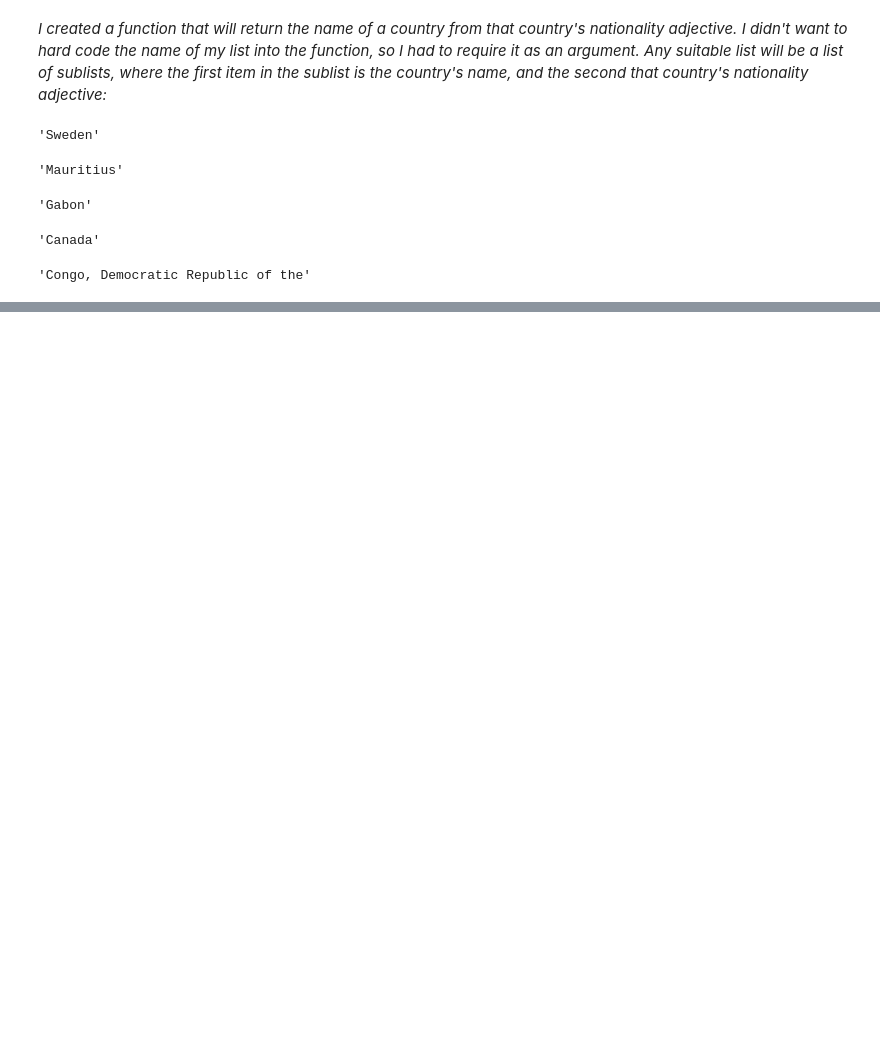
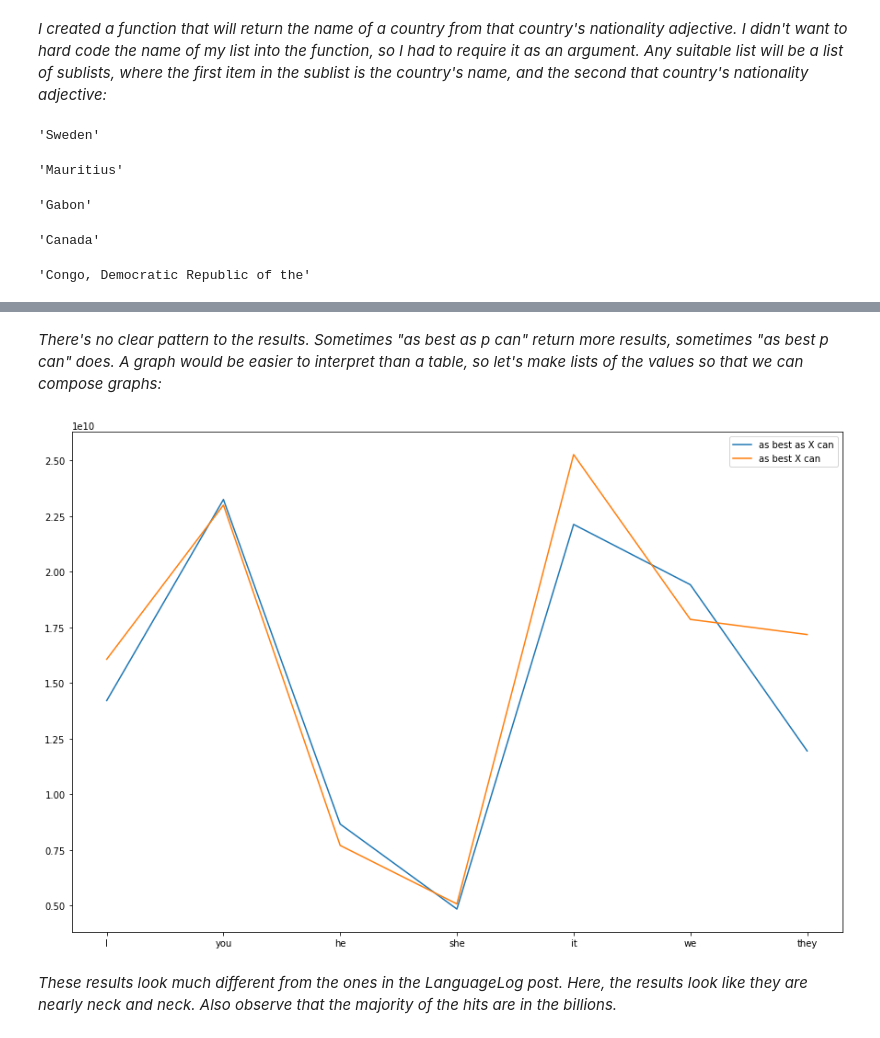
Before and after one commit to STRZGR/Natural-Language-Processing-with-Python-Analyzing-Text-with-the-Natural-Language-Toolkit, a Jupyter notebook: Chapter 03/NLTK Chapter 3 - Exercises.ipynb, the cells around one changed output, grey strips where cells are left out. Cells and saved outputs as stored; diff of their text form; code cells hidden in the pictures; blank space fills up the shorter version.

```diff
--- a/Chapter 03/NLTK Chapter 3 - Exercises.ipynb
+++ b/Chapter 03/NLTK Chapter 3 - Exercises.ipynb
@@ -1667,0 +1724,14 @@ return_country_name("Congolese", nats_edited)
+# %%
+ps = ["I", "you", "he", "she", "it", "we", "they"]
+
+phrases = ["as best as X can", "as best X can"]
+# %%
+from googlesearch import hits
+
+for p in ps:
+    for ph in phrases:
+
+        check = re.sub('X', p, ph)
+        no_results = hits(check)
+
+        print("Number of hits for \"{}\": {} {:,}".format(check, " " * (19 - len(check)), no_results))
@@ -1667,0 +1753,13 @@ return_country_name("Congolese", nats_edited)
+# %% [markdown]
+*There's no clear pattern to the results.  Sometimes "as best as p can" return more results, sometimes "as best p can" does.  A graph would be easier to interpret than a table, so let's make lists of the values so that we can compose graphs:*
+# %%
+totals = [[], []]
+
+for ph in range(len(phrases)):
+    for p in ps:
+
+
+        check = re.sub('X', p, phrases[ph])
+        no_results = hits(check)
+
+        totals[ph].append(no_results)
@@ -1667,0 +1768,17 @@ return_country_name("Congolese", nats_edited)
+# %%
+import matplotlib.pyplot as plt
+
+
+plt.figure(figsize=(15,10))
+
+ph1 = plt.plot(totals[0])
+ph2 = plt.plot(totals[1])
+
+plt.xticks(range(len(ps)), labels = ps)
+plt.legend((ph1[0], ph2[0]), phrases)
+
+plt.show()
+# %% [output]
+[figure, added]
+# %% [markdown]
+*These results look much different from the ones in the LanguageLog post.  Here, the results look like they are nearly neck and neck. Also observe that the majority of the hits are in the billions.*
```
Also changed, not shown: parts of 25 cells of this notebook.
